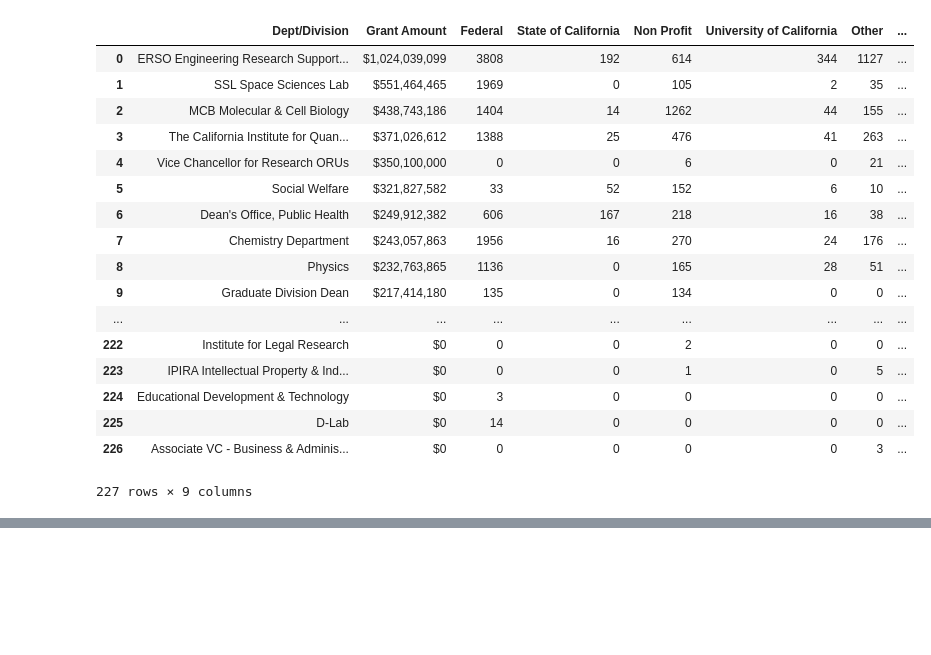
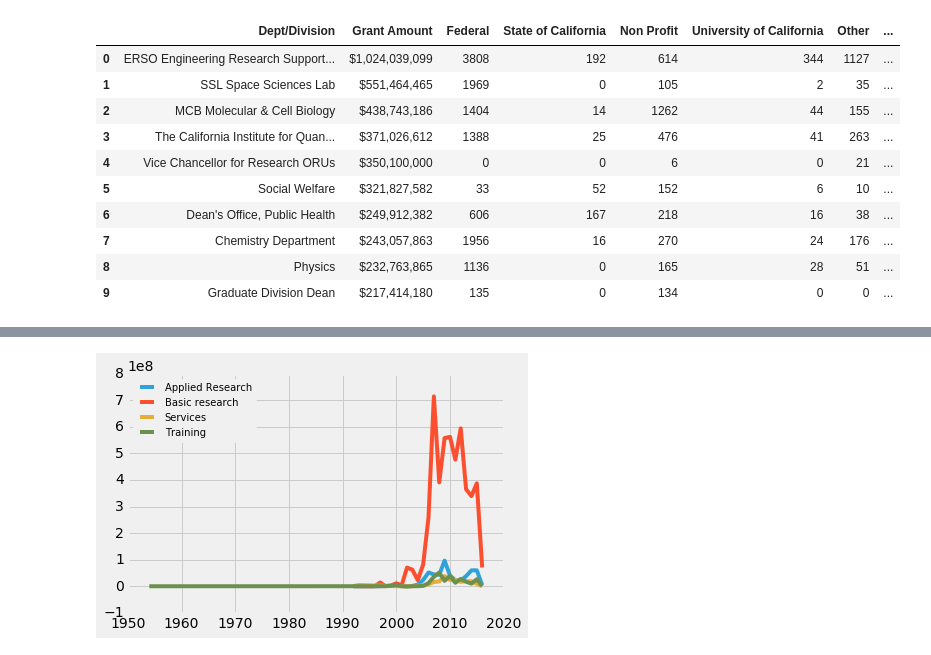
Before and after one commit to BIDS-projects/research-mapping, a Jupyter notebook: visualization.ipynb, the cells around one changed output, grey strips where cells are left out. Drawn from its saved outputs; the diff is of its cells as text; code cells hidden in the pictures; blank space fills up the shorter version.

Commit message:
visualization: create research type, dept_funding, top_project vis

```diff
--- a/visualization.ipynb
+++ b/visualization.ipynb
@@ -17,26 +17,19 @@ by_dept_activity = pd.read_csv('by_dept_activity.csv')
 # %%
 by_dept_funding['num_of_sponsors'] = by_dept_funding['Federal'] + by_dept_funding['State of California'] + by_dept_funding['Non Profit'] + by_dept_funding['University of California'] + by_dept_funding['Other']
 by_dept_funding['num_of_research'] = by_dept_activity['Total']
-by_dept_funding
+by_dept_funding.head(10)
 # %% [output]
 |  | Dept/Division | Grant Amount | Federal | State of California | Non Profit | University of California | Other | ... |
 | 0 | ERSO Engineering Research Support... | $1,024,039,099 | 3808 | 192 | 614 | 344 | 1127 | ... |
 | 1 | SSL Space Sciences Lab | $551,464,465 | 1969 | 0 | 105 | 2 | 35 | ... |
 | 2 | MCB Molecular & Cell Biology | $438,743,186 | 1404 | 14 | 1262 | 44 | 155 | ... |
 | 3 | The California Institute for Quan... | $371,026,612 | 1388 | 25 | 476 | 41 | 263 | ... |
 | 4 | Vice Chancellor for Research ORUs | $350,100,000 | 0 | 0 | 6 | 0 | 21 | ... |
 | 5 | Social Welfare | $321,827,582 | 33 | 52 | 152 | 6 | 10 | ... |
 | 6 | Dean's Office, Public Health | $249,912,382 | 606 | 167 | 218 | 16 | 38 | ... |
 | 7 | Chemistry Department | $243,057,863 | 1956 | 16 | 270 | 24 | 176 | ... |
 | 8 | Physics | $232,763,865 | 1136 | 0 | 165 | 28 | 51 | ... |
 | 9 | Graduate Division Dean | $217,414,180 | 135 | 0 | 134 | 0 | 0 | ... |
-| ... | ... | ... | ... | ... | ... | ... | ... | ... |
-| 222 | Institute for Legal Research | $0 | 0 | 0 | 2 | 0 | 0 | ... |
-| 223 | IPIRA Intellectual Property & Ind... | $0 | 0 | 0 | 1 | 0 | 5 | ... |
-| 224 | Educational Development & Technology | $0 | 3 | 0 | 0 | 0 | 0 | ... |
-| 225 | D-Lab | $0 | 14 | 0 | 0 | 0 | 0 | ... |
-| 226 | Associate VC - Business & Adminis... | $0 | 0 | 0 | 0 | 0 | 3 | ... |
-227 rows × 9 columns
 # %%
 import plotly.plotly as py
 import cufflinks as cf
@@ -49,3 +42,16 @@ by_dept_funding.iplot(kind='bubble', x='Grant Amount', y='num_of_research', size
              filename='simple-bubble-chart2')
 # %% [output]
 [interactive output not drawn]
+# %%
+cleaned_research = pd.read_csv('cleaned_research_spo_data.csv')
+a = cleaned_research['Grant Amount'].groupby([cleaned_research['Activity Type'], cleaned_research['Year']]).sum()
+
+plt.figure()
+plt.plot(a['Applied research'], label = 'Applied Research')
+plt.plot(a['Basic research'], label = 'Basic research')
+plt.plot(a['Services'], label = 'Services')
+plt.plot(a['Training'], label = 'Training')
+plt.legend(loc=2,prop={'size':10})
+plt.show()
+# %% [output]
+[figure, added]
```
Also changed, not shown: parts of 3 cells of this notebook, 1 other file.
